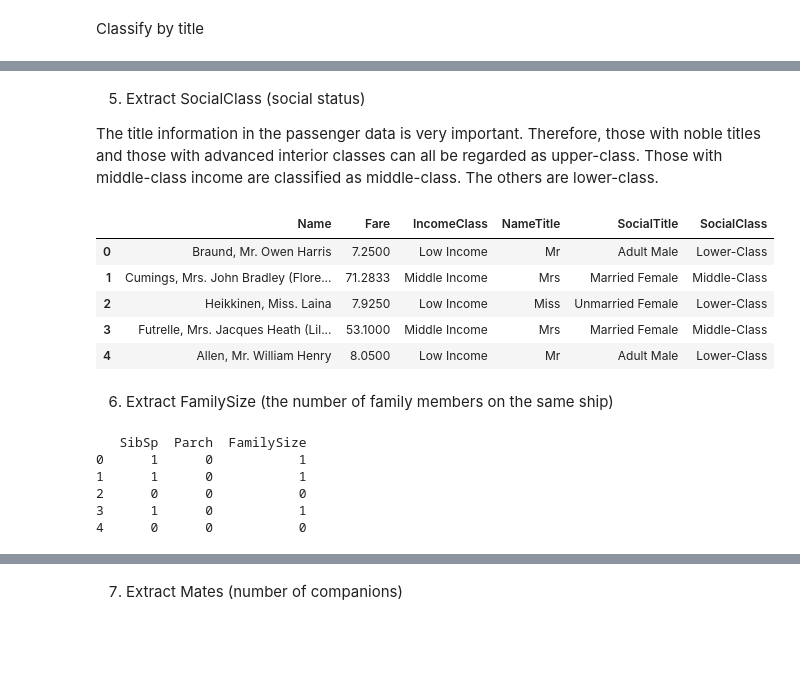
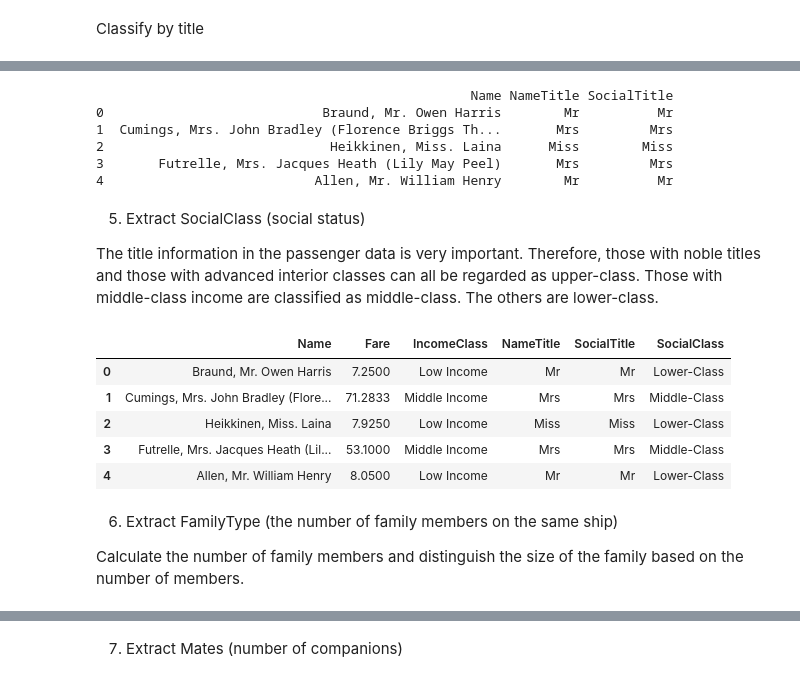
Before and after one commit to wuke0708/5001, a Jupyter notebook: CIV_Group2_f3.ipynb, the cells around one changed output, grey strips where cells are left out. Cells and saved outputs as stored; diff of their text form; code cells hidden in the pictures; blank space fills up the shorter version.

```diff
--- a/CIV_Group2_f3.ipynb
+++ b/CIV_Group2_f3.ipynb
@@ -1008,3 +983,49 @@ df[['Name', 'NameTitle', 'SocialTitle']].head()
+# %%
+# Extract "Title" from "Name"
+df['NameTitle'] = df['Name'].apply(lambda name: re.search(r', ([^.]+)\.', name).group(1))
+
+# Define the title mapping dictionary
+title_mapDict = {
+    "Capt":       "Officer",
+    "Col":        "Officer",
+    "Major":      "Officer",
+    "Jonkheer":   "Royalty",
+    "Don":        "Royalty",
+    "Sir":        "Royalty",
+    "Dr":         "Officer",
+    "Rev":        "Officer",
+    "Countess":   "Royalty",
+    "Dona":       "Royalty",
+    "Mme":        "Mrs",
+    "Mlle":       "Miss",
+    "Ms":         "Mrs",
+    "Mr":         "Mr",
+    "Mrs":        "Mrs",
+    "Miss":       "Miss",
+    "Master":     "Master",
+    "Lady":       "Royalty"
+}
+
+# Function to extract title and map it
+def extract_title(name):
+    title = re.search(r', ([^.]+)\.', name)  # Extract title from name
+    if title:
+        return title.group(1)
+    return ""
+
+# Apply the function and map titles
+df['NameTitle'] = df['Name'].apply(extract_title)
+df['SocialTitle'] = df['NameTitle'].map(title_mapDict).fillna('Other')  # Map to classification
+
+# Check the result
+print(df[['Name', 'NameTitle', 'SocialTitle']].head())
+# %% [output]
+                                                Name NameTitle SocialTitle
+0                            Braund, Mr. Owen Harris        Mr          Mr
+1  Cumings, Mrs. John Bradley (Florence Briggs Th...       Mrs         Mrs
+2                             Heikkinen, Miss. Laina      Miss        Miss
+3       Futrelle, Mrs. Jacques Heath (Lily May Peel)       Mrs         Mrs
+4                           Allen, Mr. William Henry        Mr          Mr
 # %% [markdown]
 5. Extract SocialClass (social status)
 
@@ -1012,38 +1033,27 @@ df[['Name', 'NameTitle', 'SocialTitle']].head()
 # %%
 # Define function to classify social status
 def classify_social_status(row):
-    nobility_titles = ['Lady', 'Countess', 'Sir', 'Capt', 'Col', 'Major']
-    if row['SocialTitle'] in nobility_titles or row['IncomeClass'] == 'High Income':
+    Royalty_titles = ['Lady', 'Countess', 'Sir', 'Countess', 'Don', 'Jonkheer']
+    if row['SocialTitle'] in Royalty_titles or row['IncomeClass'] == 'High Income':
         return 'Upper-Class'
     elif row['IncomeClass'] == 'Middle Income':
         return 'Middle-Class'
     else:
         return 'Lower-Class'
 
 # Apply the function to create a new column for social status
 df['SocialClass'] = df.apply(classify_social_status, axis=1)
 
 # Check the results
 df[['Name', 'Fare', 'IncomeClass', 'NameTitle', 'SocialTitle', 'SocialClass']].head()
 # %% [output]
 |  | Name | Fare | IncomeClass | NameTitle | SocialTitle | SocialClass |
-| 0 | Braund, Mr. Owen Harris | 7.2500 | Low Income | Mr | Adult Male | Lower-Class |
-| 1 | Cumings, Mrs. John Bradley (Flore... | 71.2833 | Middle Income | Mrs | Married Female | Middle-Class |
-| 2 | Heikkinen, Miss. Laina | 7.9250 | Low Income | Miss | Unmarried Female | Lower-Class |
-| 3 | Futrelle, Mrs. Jacques Heath (Lil... | 53.1000 | Middle Income | Mrs | Married Female | Middle-Class |
-| 4 | Allen, Mr. William Henry | 8.0500 | Low Income | Mr | Adult Male | Lower-Class |
+| 0 | Braund, Mr. Owen Harris | 7.2500 | Low Income | Mr | Mr | Lower-Class |
+| 1 | Cumings, Mrs. John Bradley (Flore... | 71.2833 | Middle Income | Mrs | Mrs | Middle-Class |
+| 2 | Heikkinen, Miss. Laina | 7.9250 | Low Income | Miss | Miss | Lower-Class |
+| 3 | Futrelle, Mrs. Jacques Heath (Lil... | 53.1000 | Middle Income | Mrs | Mrs | Middle-Class |
+| 4 | Allen, Mr. William Henry | 8.0500 | Low Income | Mr | Mr | Lower-Class |
 # %% [markdown]
-6. Extract FamilySize (the number of family members on the same ship)
+6. Extract FamilyType (the number of family members on the same ship)
+
+  Calculate the number of family members and distinguish the size of the family based on the number of members.
-# %%
-# Calculate FamilySize as the sum of SibSp and Parch
-df['FamilySize'] = df['SibSp'] + df['Parch']
-
-# Check the result
-print(df[['SibSp', 'Parch', 'FamilySize']].head())
-# %% [output]
-   SibSp  Parch  FamilySize
-0      1      0           1
-1      1      0           1
-2      0      0           0
-3      1      0           1
-4      0      0           0
```
Also changed, not shown: parts of 29 cells of this notebook.
